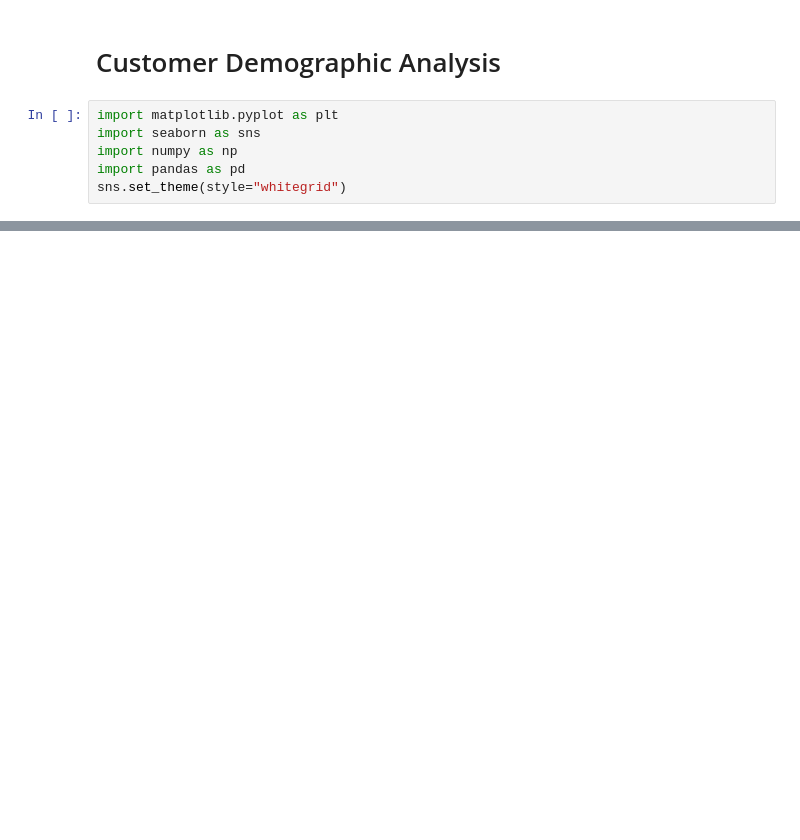
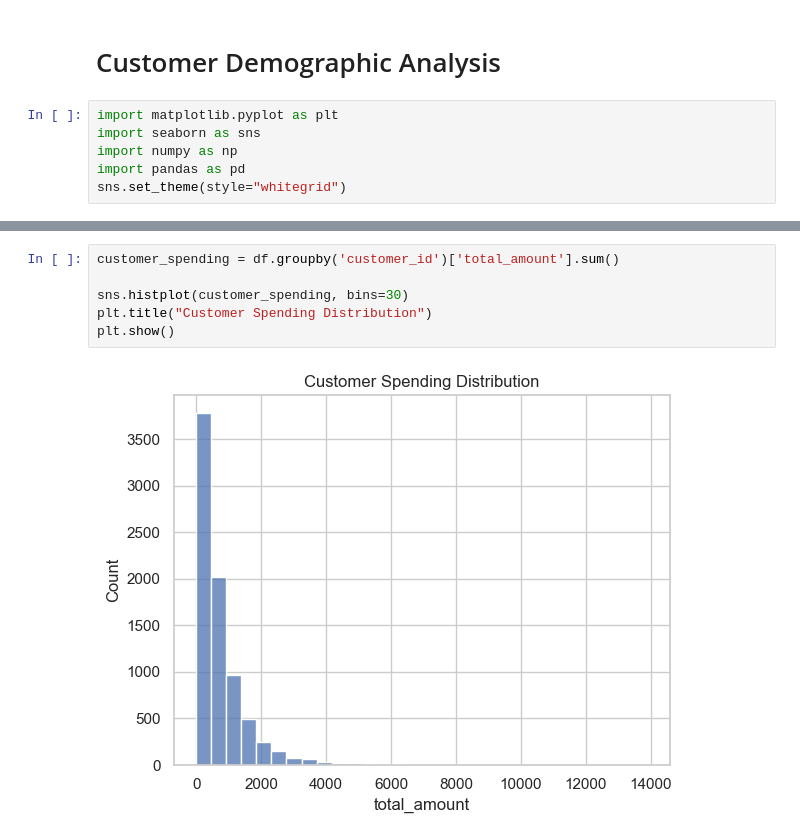
Before and after one commit to SreeHarshitha-12/Customer_Behaviour_Analysis, a Jupyter notebook: notebooks/2.Customer_demographic_analysis.ipynb, the cells around one changed output, grey strips where cells are left out. Saved outputs shown, nothing was run; the diff lists cells and outputs as text; blank space fills up the shorter version.

```diff
--- a/notebooks/2.Customer_demographic_analysis.ipynb
+++ b/notebooks/2.Customer_demographic_analysis.ipynb
@@ -61,0 +75,8 @@ Passing `palette` without assigning `hue` is deprecated and will be removed in v
+# %%
+customer_spending = df.groupby('customer_id')['total_amount'].sum()
+
+sns.histplot(customer_spending, bins=30)
+plt.title("Customer Spending Distribution")
+plt.show()
+# %% [output]
+[figure, added]
```
Also changed, not shown: parts of 6 cells of this notebook, 3 other files.
